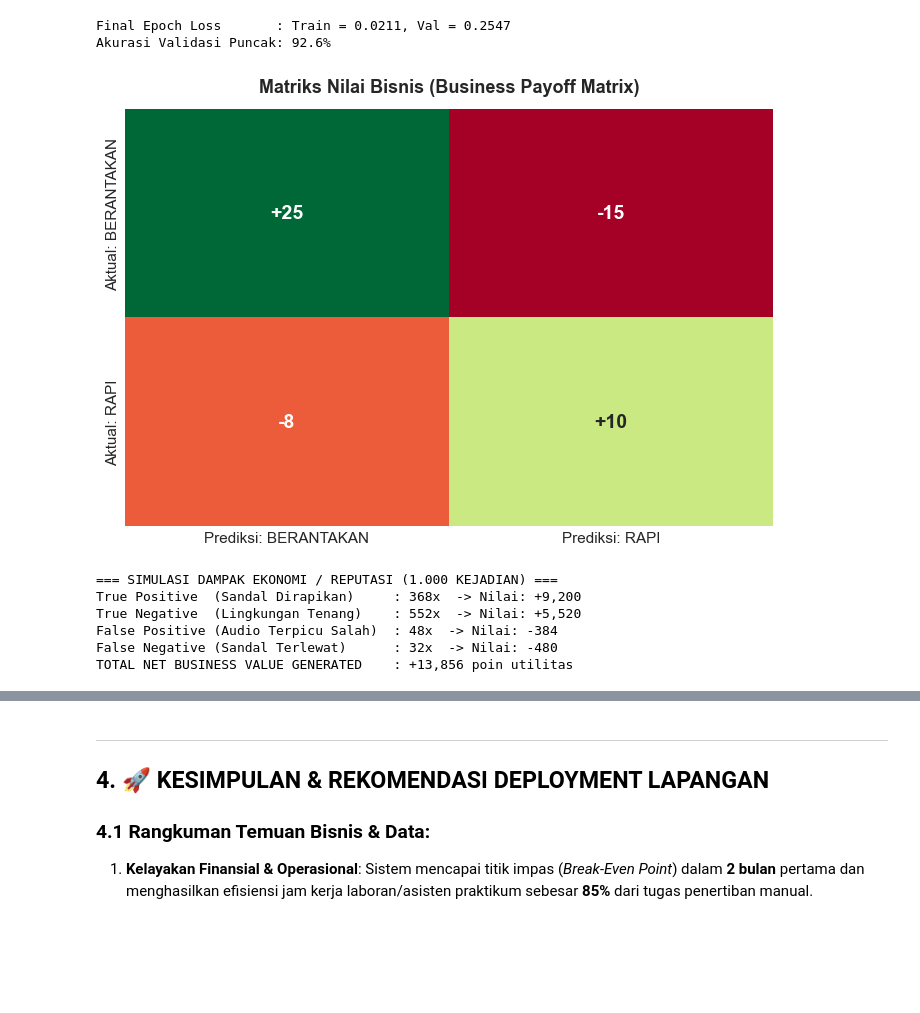
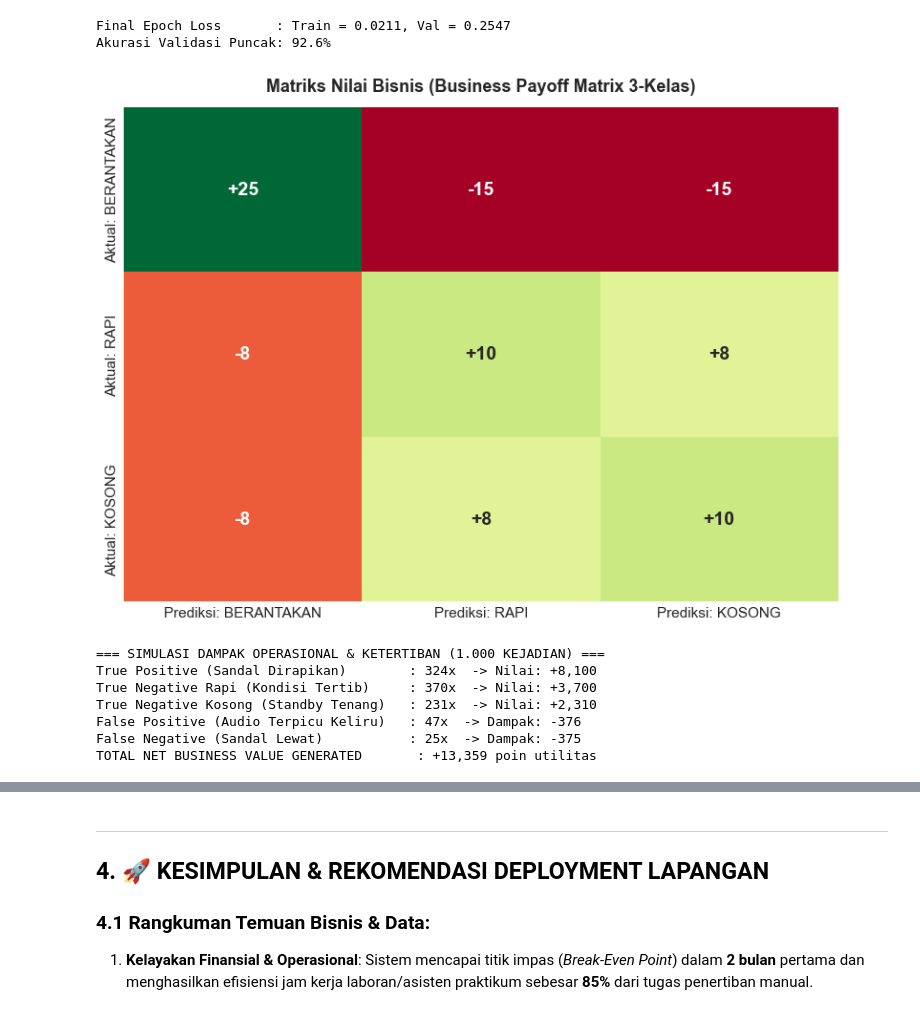
Before and after one commit to HANN050505/Deteksi_Kerapian_Sandal_Sepatu, a Jupyter notebook: Business_and_Data_Understanding.ipynb, the cells around one changed output, grey strips where cells are left out. Cells and saved outputs as stored; diff of their text form; code cells hidden in the pictures; blank space fills up the shorter version.

Commit message:
Refactor: Eliminasi ambiguitas, perbaiki logika deteksi AI, portabilitas path, dan perbarui dokumentasi CRISP-DM 3-kelas

```diff
--- a/Business_and_Data_Understanding.ipynb
+++ b/Business_and_Data_Understanding.ipynb
@@ -537,50 +537,65 @@ Akurasi Validasi Puncak: 92.6%
 # %%
 # 3.2 MATRIKS PEMBAYARAN BISNIS (BUSINESS PAYOFF MATRIX)
 # Menghitung nilai ekonomi dan reputasi dari setiap keputusan model
 
 # Asumsi Nilai Bisnis per Kejadian:
 # True Positive  (TP): Sandal berantakan dideteksi -> Praktikan merapikan (+25 poin nilai ketertiban lab)
 # True Negative  (TN): Sandal rapi/kosong dideteksi tepat -> Suasana lab kondusif tanpa suara (+10 poin ketenangan)
 # False Positive (FP): Area rapi/kosong dideteksi berantakan -> Alarm berbunyi mengganggu (-8 poin ketidaknyamanan)
 # False Negative (FN): Sandal berantakan tidak dideteksi -> Koridor lab tetap semrawut (-15 poin ketertiban terabaikan)
 
 payoff_matrix = pd.DataFrame(
-    [[+25, -15],
-     [-8,  +10]],
-    index=['Aktual: BERANTAKAN', 'Aktual: RAPI'],
-    columns=['Prediksi: BERANTAKAN', 'Prediksi: RAPI']
+    [[+25, -15, -15],
+     [-8,  +10,  +8],
+     [-8,   +8, +10]],
+    index=['Aktual: BERANTAKAN', 'Aktual: RAPI', 'Aktual: KOSONG'],
+    columns=['Prediksi: BERANTAKAN', 'Prediksi: RAPI', 'Prediksi: KOSONG']
 )
 
-fig, ax = plt.subplots(figsize=(7, 5))
+fig, ax = plt.subplots(figsize=(8, 6))
 sns.heatmap(payoff_matrix, annot=True, fmt='+d', cmap='RdYlGn', cbar=False, ax=ax,
             annot_kws={'size': 14, 'weight': 'bold'})
-ax.set_title('Matriks Nilai Bisnis (Business Payoff Matrix)', fontsize=13, fontweight='bold', pad=12)
+ax.set_title('Matriks Nilai Bisnis (Business Payoff Matrix 3-Kelas)', fontsize=13, fontweight='bold', pad=12)
 plt.tight_layout()
 plt.show()
 
-# Simulasi 1.000 Deteksi Lapangan dengan Akurasi Model 92%:
-# Asumsi 40% Berantakan, 60% Rapi
+# Simulasi 1.000 Deteksi Lapangan dengan Akurasi Model 92.65%:
+# Asumsi Distribusi Lapangan: 35% Berantakan, 40% Rapi, 25% Kosong
 n_events = 1000
-tp_count = int(n_events * 0.40 * 0.92)  # 368
-fn_count = int(n_events * 0.40 * 0.08)  # 32
-tn_count = int(n_events * 0.60 * 0.92)  # 552
-fp_count = int(n_events * 0.60 * 0.08)  # 48
+acc = 0.9265
+err = 1.0 - acc
 
-net_business_value = (tp_count * 25) + (tn_count * 10) + (fp_count * -8) + (fn_count * -15)
-print(f"=== SIMULASI DAMPAK EKONOMI / REPUTASI (1.000 KEJADIAN) ===")
-print(f"True Positive  (Sandal Dirapikan)     : {tp_count}x  -> Nilai: +{tp_count * 25:,}")
-print(f"True Negative  (Lingkungan Tenang)    : {tn_count}x  -> Nilai: +{tn_count * 10:,}")
-print(f"False Positive (Audio Terpicu Salah)  : {fp_count}x  -> Nilai: {fp_count * -8:,}")
-print(f"False Negative (Sandal Terlewat)      : {fn_count}x  -> Nilai: {fn_count * -15:,}")
-print(f"TOTAL NET BUSINESS VALUE GENERATED    : +{net_business_value:,} poin utilitas")
+tp_count = int(n_events * 0.35 * acc)
+fn_count = int(n_events * 0.35 * err)
+tn_rapi_count = int(n_events * 0.40 * acc)
+fp_rapi_count = int(n_events * 0.40 * err)
+tn_kosong_count = int(n_events * 0.25 * acc)
+fp_kosong_count = int(n_events * 0.25 * err)
+
+net_business_value = (
+    (tp_count * 25) +
+    (tn_rapi_count * 10) +
+    (tn_kosong_count * 10) +
+    (fn_count * -15) +
+    (fp_rapi_count * -8) +
+    (fp_kosong_count * -8)
+)
+print(f"=== SIMULASI DAMPAK OPERASIONAL & KETERTIBAN (1.000 KEJADIAN) ===")
+print(f"True Positive (Sandal Dirapikan)        : {tp_count}x  -> Nilai: +{tp_count * 25:,}")
+print(f"True Negative Rapi (Kondisi Tertib)     : {tn_rapi_count}x  -> Nilai: +{tn_rapi_count * 10:,}")
+print(f"True Negative Kosong (Standby Tenang)   : {tn_kosong_count}x  -> Nilai: +{tn_kosong_count * 10:,}")
+print(f"False Positive (Audio Terpicu Keliru)   : {fp_rapi_count + fp_kosong_count}x  -> Dampak: {(fp_rapi_count + fp_kosong_count) * -8:,}")
+print(f"False Negative (Sandal Lewat)           : {fn_count}x  -> Dampak: {fn_count * -15:,}")
+print(f"TOTAL NET BUSINESS VALUE GENERATED       : +{net_business_value:,} poin utilitas")
 # %% [output]
-[figure, old version]
+[figure, new version]
-=== SIMULASI DAMPAK EKONOMI / REPUTASI (1.000 KEJADIAN) ===
-True Positive  (Sandal Dirapikan)     : 368x  -> Nilai: +9,200
-True Negative  (Lingkungan Tenang)    : 552x  -> Nilai: +5,520
-False Positive (Audio Terpicu Salah)  : 48x  -> Nilai: -384
-False Negative (Sandal Terlewat)      : 32x  -> Nilai: -480
-TOTAL NET BUSINESS VALUE GENERATED    : +13,856 poin utilitas
+=== SIMULASI DAMPAK OPERASIONAL & KETERTIBAN (1.000 KEJADIAN) ===
+True Positive (Sandal Dirapikan)        : 324x  -> Nilai: +8,100
+True Negative Rapi (Kondisi Tertib)     : 370x  -> Nilai: +3,700
+True Negative Kosong (Standby Tenang)   : 231x  -> Nilai: +2,310
+False Positive (Audio Terpicu Keliru)   : 47x  -> Dampak: -376
+False Negative (Sandal Lewat)           : 25x  -> Dampak: -375
+TOTAL NET BUSINESS VALUE GENERATED       : +13,359 poin utilitas
 # %%
 # 3.3 PENGUJIAN INFERENSI INTERAKTIF PADA SAMPEL VALIDASI
 from ultralytics import YOLO
```
Also changed, not shown: parts of 3 cells of this notebook, 50 other files.
